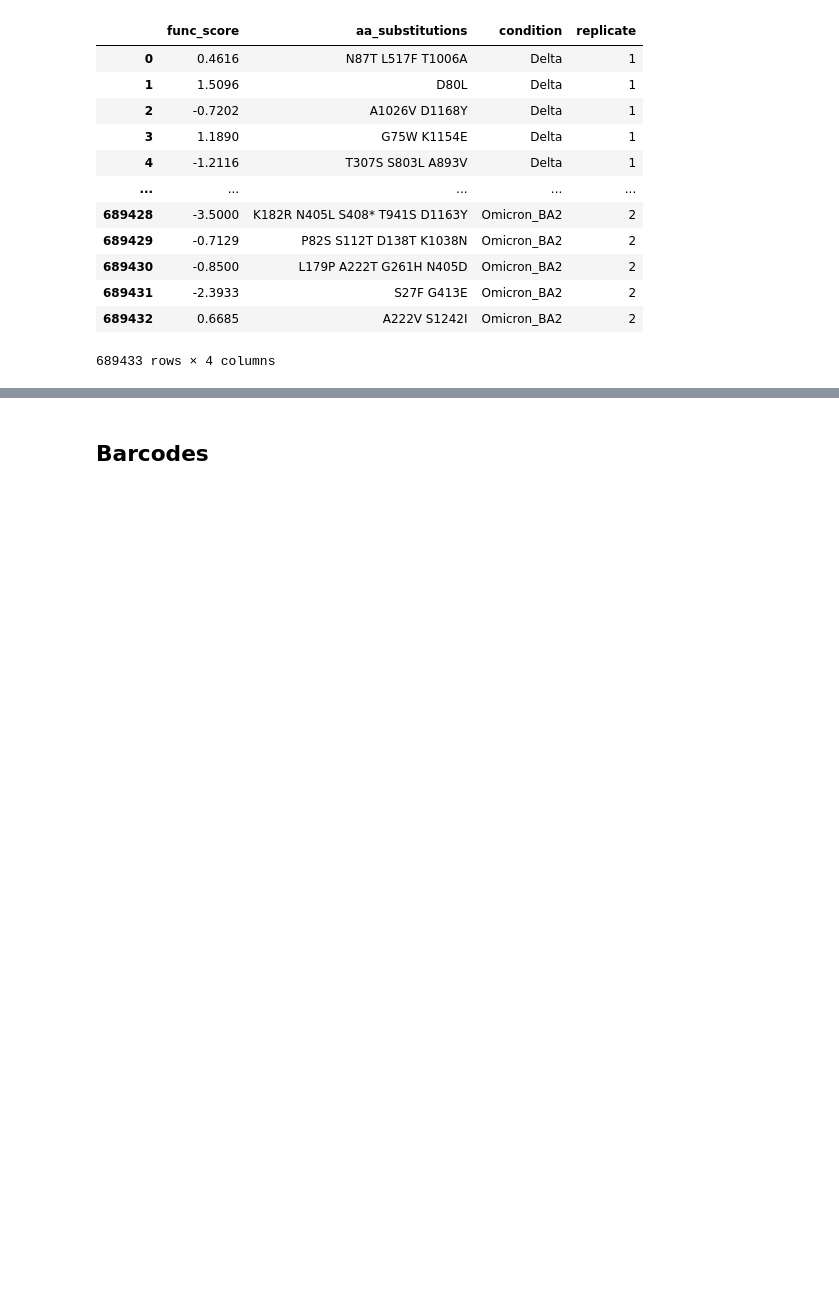
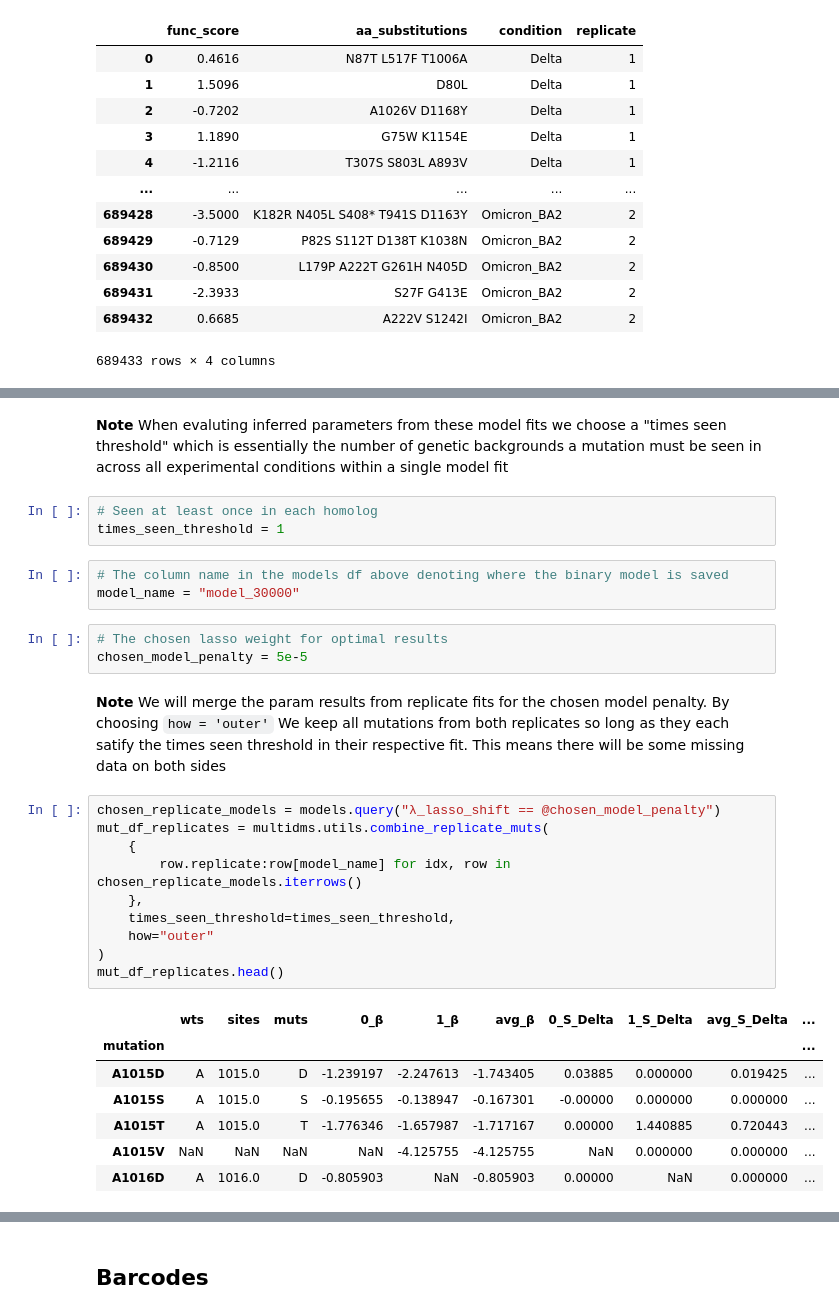
Before and after one commit to matsengrp/SARS-CoV-2_spike_multidms, a Jupyter notebook: notebooks/manuscript-figures.ipynb, the cells around one changed output, grey strips where cells are left out. Cells and saved outputs as stored; diff of their text form; blank space fills up the shorter version.

```diff
--- a/notebooks/manuscript-figures.ipynb
+++ b/notebooks/manuscript-figures.ipynb
@@ -72,3 +94,34 @@ models.head()
 | 3 | <multidms.data.MultiDmsData objec... | 1 | 0.000001 | 0 | 0 | 0.001 | 0.001 | 0 | ... |
 | 4 | <multidms.data.MultiDmsData objec... | 1 | 0.00001 | 0 | 0 | 0.001 | 0.001 | 0 | ... |
 5 rows × 24 columns
+# %% [markdown]
+**Note** When evaluting inferred parameters from these model fits we choose a "times seen threshold" which is essentially the number of genetic backgrounds a mutation must be seen in across all experimental conditions within a single model fit
+# %%
+# Seen at least once in each homolog
+times_seen_threshold = 1
+# %%
+# The column name in the models df above denoting where the binary model is saved
+model_name = "model_30000"
+# %%
+# The chosen lasso weight for optimal results
+chosen_model_penalty = 5e-5
+# %% [markdown]
+**Note** We will merge the param results from replicate fits for the chosen model penalty. By choosing `how = 'outer'` We keep all mutations from both replicates so long as they each satify the times seen threshold in their respective fit. This means there will be some missing data on both sides
+# %%
+chosen_replicate_models = models.query("λ_lasso_shift == @chosen_model_penalty")
+mut_df_replicates = multidms.utils.combine_replicate_muts(
+    {
+        row.replicate:row[model_name] for idx, row in chosen_replicate_models.iterrows()
+    },
+    times_seen_threshold=times_seen_threshold,
+    how="outer"
+)
+mut_df_replicates.head()
+# %% [output]
+|  | wts | sites | muts | 0_β | 1_β | avg_β | 0_S_Delta | 1_S_Delta | avg_S_Delta | ... |
+| mutation |  |  |  |  |  |  |  |  |  | ... |
+| A1015D | A | 1015.0 | D | -1.239197 | -2.247613 | -1.743405 | 0.03885 | 0.000000 | 0.019425 | ... |
+| A1015S | A | 1015.0 | S | -0.195655 | -0.138947 | -0.167301 | -0.00000 | 0.000000 | 0.000000 | ... |
+| A1015T | A | 1015.0 | T | -1.776346 | -1.657987 | -1.717167 | 0.00000 | 1.440885 | 0.720443 | ... |
+| A1015V | NaN | NaN | NaN | NaN | -4.125755 | -4.125755 | NaN | 0.000000 | 0.000000 | ... |
+| A1016D | A | 1016.0 | D | -0.805903 | NaN | -0.805903 | 0.00000 | NaN | 0.000000 | ... |
```
Also changed, not shown: parts of 37 cells of this notebook, 21 other files.
